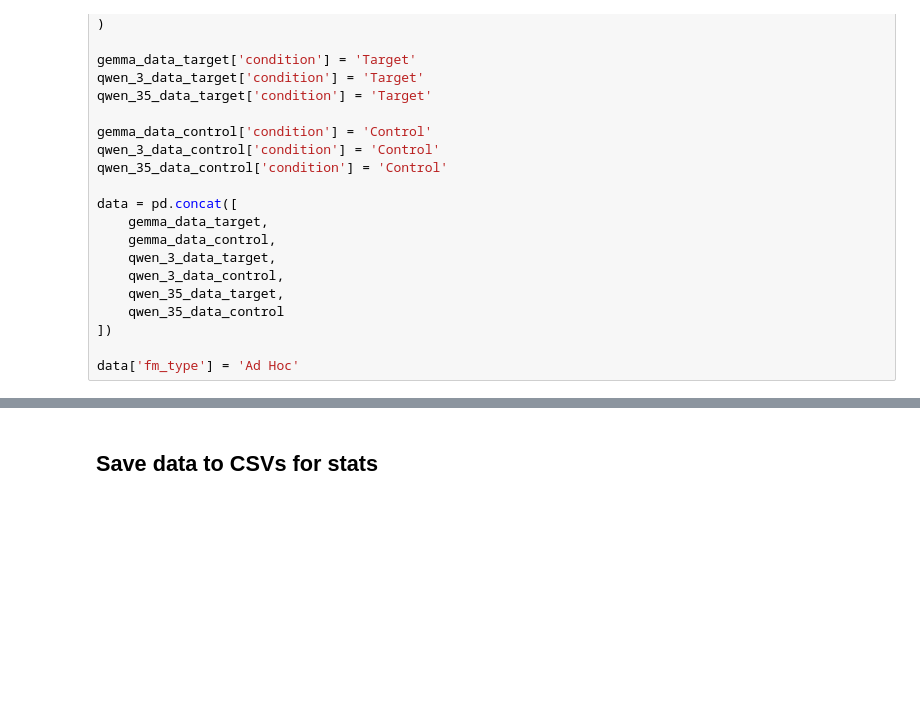
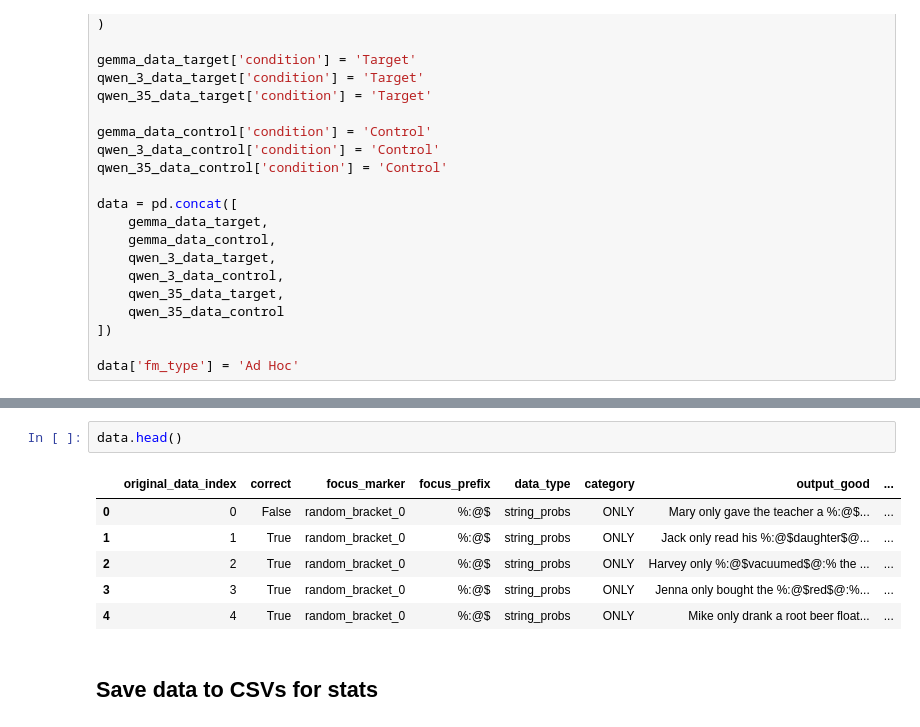
Before and after one commit to robpasternak/prompts-probs-focus, a Jupyter notebook: notebooks/experiment_02_data.ipynb, the cells around one changed output, grey strips where cells are left out. Drawn from its saved outputs; the diff is of its cells as text; blank space fills up the shorter version.

```diff
--- a/notebooks/experiment_02_data.ipynb
+++ b/notebooks/experiment_02_data.ipynb
@@ -104,3 +104,12 @@ data.shape
+# %%
+data.head()
+# %% [output]
+|  | original_data_index | correct | focus_marker | focus_prefix | data_type | category | output_good | ... |
+| 0 | 0 | False | random_bracket_0 | %:@$ | string_probs | ONLY | Mary only gave the teacher a %:@$... | ... |
+| 1 | 1 | True | random_bracket_0 | %:@$ | string_probs | ONLY | Jack only read his %:@$daughter$@... | ... |
+| 2 | 2 | True | random_bracket_0 | %:@$ | string_probs | ONLY | Harvey only %:@$vacuumed$@:% the ... | ... |
+| 3 | 3 | True | random_bracket_0 | %:@$ | string_probs | ONLY | Jenna only bought the %:@$red$@:%... | ... |
+| 4 | 4 | True | random_bracket_0 | %:@$ | string_probs | ONLY | Mike only drank a root beer float... | ... |
 # %% [markdown]
 ## Save data to CSVs for stats
 # %%
```
Also changed, not shown: parts of 15 cells of this notebook, 37 other files.
